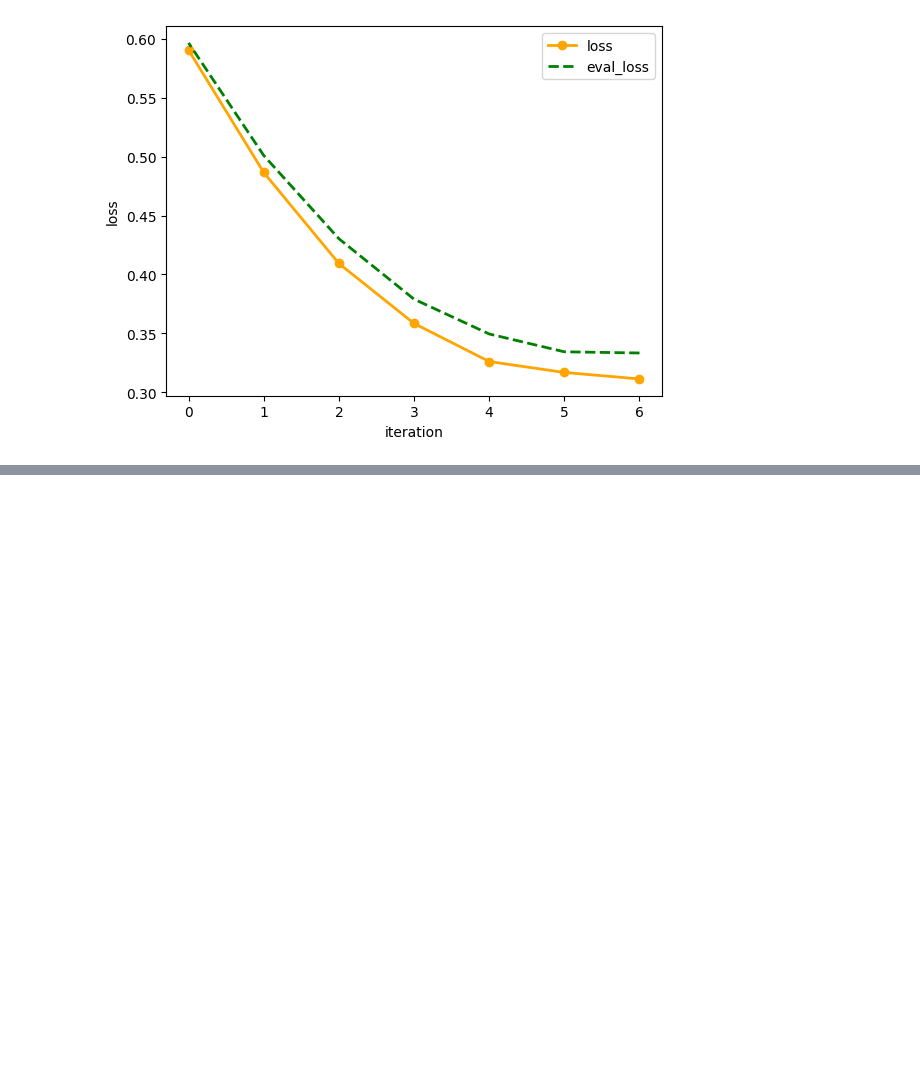
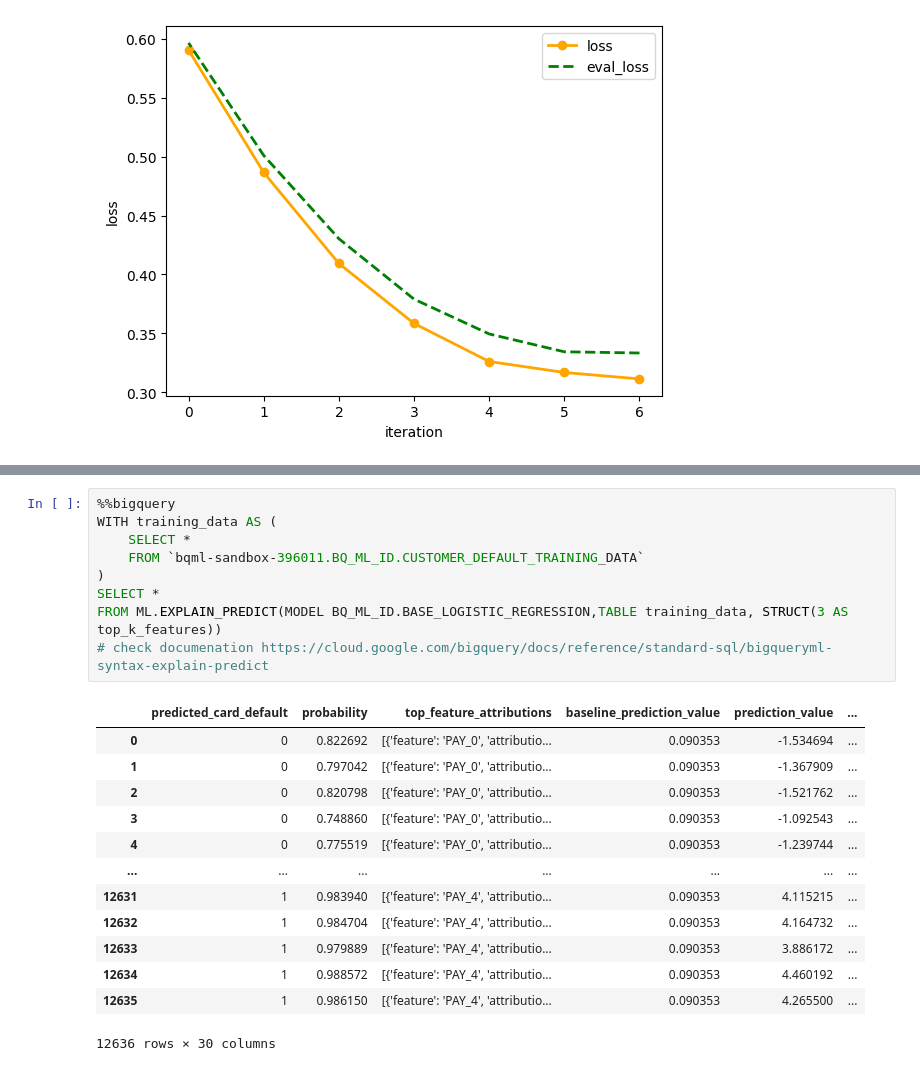
Before and after one commit to kkignasiak98/BQML_POC, a Jupyter notebook: models/models.ipynb, the cells around one changed output, grey strips where cells are left out. Drawn from its saved outputs; the diff is of its cells as text; blank space fills up the shorter version.

```diff
--- a/models/models.ipynb
+++ b/models/models.ipynb
@@ -101,0 +142,23 @@ plt.legend();
+# %%
+%%bigquery
+WITH training_data AS (
+    SELECT *
+    FROM `bqml-sandbox-396011.BQ_ML_ID.CUSTOMER_DEFAULT_TRAINING_DATA`
+)
+SELECT *
+FROM ML.EXPLAIN_PREDICT(MODEL BQ_ML_ID.BASE_LOGISTIC_REGRESSION,TABLE training_data, STRUCT(3 AS top_k_features))
+# check documenation https://cloud.google.com/bigquery/docs/reference/standard-sql/bigqueryml-syntax-explain-predict
+# %% [output]
+|  | predicted_card_default | probability | top_feature_attributions | baseline_prediction_value | prediction_value | ... |
+| 0 | 0 | 0.822692 | [{'feature': 'PAY_0', 'attributio... | 0.090353 | -1.534694 | ... |
+| 1 | 0 | 0.797042 | [{'feature': 'PAY_0', 'attributio... | 0.090353 | -1.367909 | ... |
+| 2 | 0 | 0.820798 | [{'feature': 'PAY_0', 'attributio... | 0.090353 | -1.521762 | ... |
+| 3 | 0 | 0.748860 | [{'feature': 'PAY_0', 'attributio... | 0.090353 | -1.092543 | ... |
+| 4 | 0 | 0.775519 | [{'feature': 'PAY_0', 'attributio... | 0.090353 | -1.239744 | ... |
+| ... | ... | ... | ... | ... | ... | ... |
+| 12631 | 1 | 0.983940 | [{'feature': 'PAY_4', 'attributio... | 0.090353 | 4.115215 | ... |
+| 12632 | 1 | 0.984704 | [{'feature': 'PAY_4', 'attributio... | 0.090353 | 4.164732 | ... |
+| 12633 | 1 | 0.979889 | [{'feature': 'PAY_4', 'attributio... | 0.090353 | 3.886172 | ... |
+| 12634 | 1 | 0.988572 | [{'feature': 'PAY_4', 'attributio... | 0.090353 | 4.460192 | ... |
+| 12635 | 1 | 0.986150 | [{'feature': 'PAY_4', 'attributio... | 0.090353 | 4.265500 | ... |
+12636 rows × 30 columns
```
Also changed, not shown: parts of 17 cells of this notebook.
